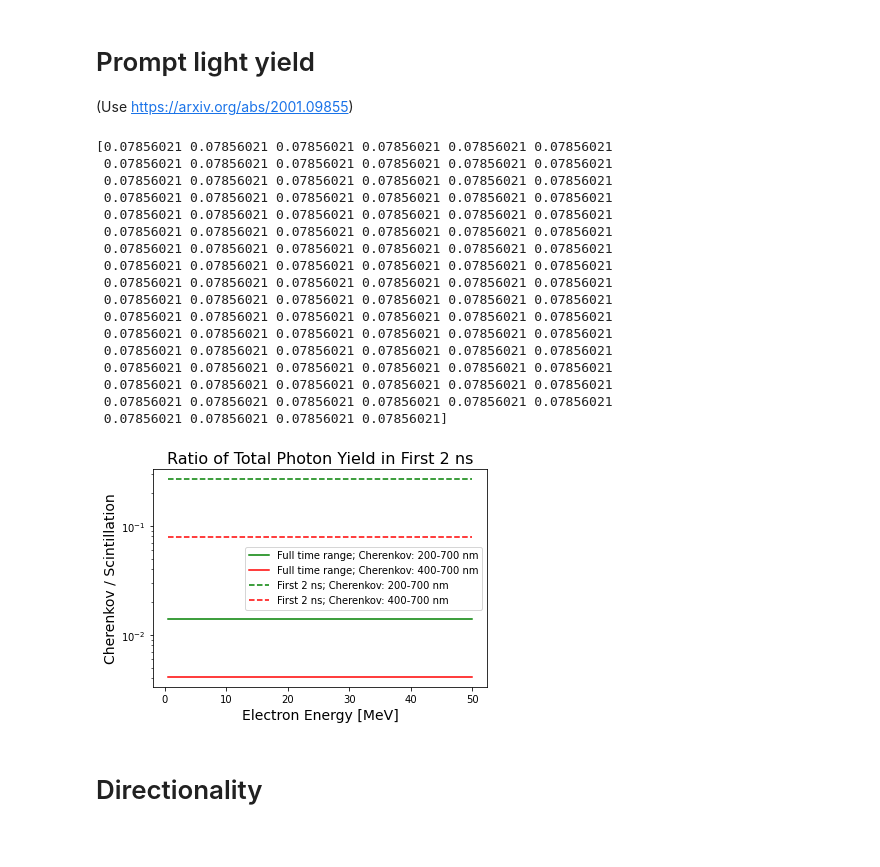
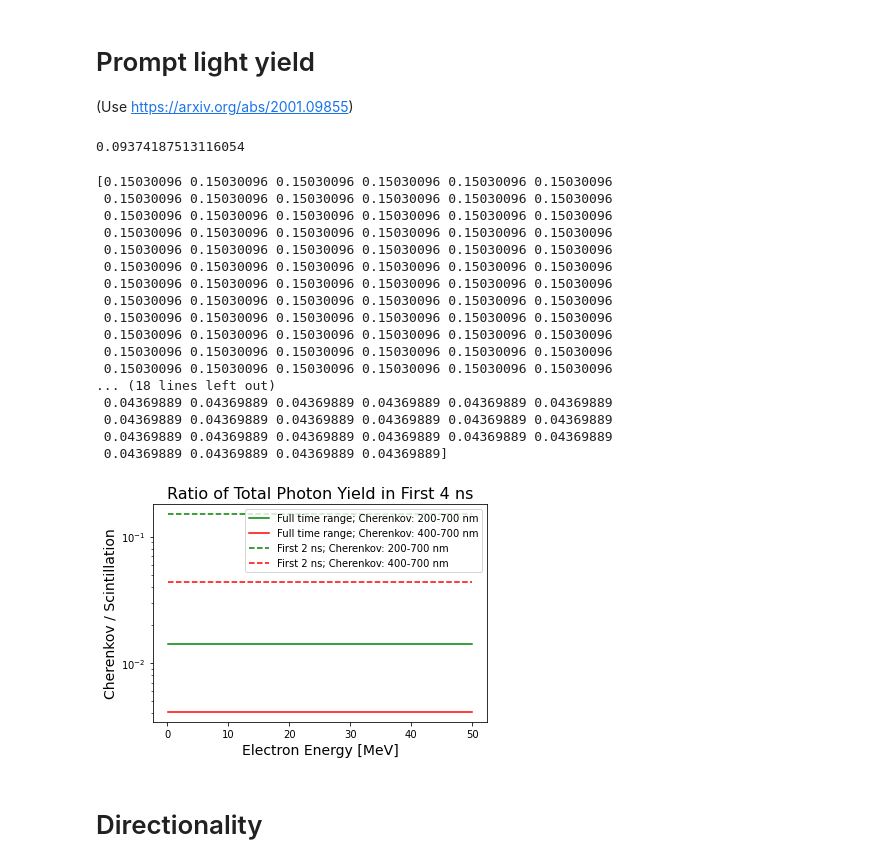
Before and after one commit to nickkamp1/CCM_CherenkovLight, a Jupyter notebook: CherenkovLightYield.ipynb, the cells around one changed output. Cells and saved outputs as stored; diff of their text form; code cells hidden in the pictures.

```diff
--- a/CherenkovLightYield.ipynb
+++ b/CherenkovLightYield.ipynb
@@ -18,7 +18,8 @@ def n(l):
     return np.sqrt(a0 + aUV*l**2 / (l**2 - lUV**2) + aIR*l**2 / (l**2 - lIR**2))
 
 def dNdXdl(l,beta=1):
-    #print(l,(1 - 1/(n(l)*beta)**2) * l**-2)
-    return 2*np.pi*alpha * (1 - 1/(n(l)*beta)**2) * l**-2 * 1e7
+    term = 2*np.pi*alpha * (1 - 1/(n(l)*beta)**2) * l**-2 * 1e7
+    return term
+    return np.where(np.abs(n(l)*beta)<1,term,0)
 # %%
 N = 100
@@ -54,7 +62,7 @@ plt.show()
 PhotonsPerMeV_scint = 2e4
 dEdX_MIP = 2 # MeV / cm
 
-electron_energy_range = np.logspace(np.log10(0.5),np.log10(50),N) #MeV
+electron_energy_range = np.logspace(np.log10(0.1),np.log10(50),N) #MeV
 photons_scint = PhotonsPerMeV_scint * electron_energy_range
 photons_cherenkov_200 = light_yield_at_200 * electron_energy_range / dEdX_MIP
 photons_cherenkov_400 = light_yield_at_400 * electron_energy_range / dEdX_MIP
@@ -81,6 +89,8 @@ Tt = 1445 # ns
 Trec = 75.5
 c = 3e8*1e2*1e-9 # cm/ns
 
+tmax = 4 #ns
+
 # t in ns
 def scint_time_profile(t):
     singlet = Rs/Ts * np.exp(-t/Ts)
@@ -88,39 +98,43 @@ def scint_time_profile(t):
     rec = (1 - Rs - Rt) / (1 + t/Trec)**2 * 1/Trec
     return singlet + triplet + rec
 
-prompt_scint_frac = (vegas.Integrator([[0,2]]))(scint_time_profile,nitn=10,neval=50)[0].mean
+prompt_scint_frac = (vegas.Integrator([[0,tmax]]))(scint_time_profile,nitn=10,neval=50)[0].mean
+print(prompt_scint_frac)
+# %% [output]
+0.09374187513116054
 # %%
 photons_scint_prompt = prompt_scint_frac * photons_scint
 plt.plot(electron_energy_range,photons_cherenkov_200/photons_scint,label='Full time range; Cherenkov: 200-700 nm',color='g')
 plt.plot(electron_energy_range,photons_cherenkov_400/photons_scint,label='Full time range; Cherenkov: 400-700 nm',color='r')
 plt.plot(electron_energy_range,photons_cherenkov_200/photons_scint_prompt,label='First 2 ns; Cherenkov: 200-700 nm',ls='--',color='g')
 plt.plot(electron_energy_range,photons_cherenkov_400/photons_scint_prompt,label='First 2 ns; Cherenkov: 400-700 nm',ls='--',color='r')
+print(photons_cherenkov_200/photons_scint_prompt)
 print(photons_cherenkov_400/photons_scint_prompt)
 plt.semilogy()
 plt.legend()
-plt.title('Ratio of Total Photon Yield in First 2 ns',fontsize=16)
+plt.title('Ratio of Total Photon Yield in First %d ns'%tmax,fontsize=16)
 plt.xlabel('Electron Energy [MeV]',fontsize=14)
 plt.ylabel('Cherenkov / Scintillation',fontsize=14)
 plt.show()
 # %% [output]
-[0.07856021 0.07856021 0.07856021 0.07856021 0.07856021 0.07856021
- 0.07856021 0.07856021 0.07856021 0.07856021 0.07856021 0.07856021
- 0.07856021 0.07856021 0.07856021 0.07856021 0.07856021 0.07856021
- 0.07856021 0.07856021 0.07856021 0.07856021 0.07856021 0.07856021
- 0.07856021 0.07856021 0.07856021 0.07856021 0.07856021 0.07856021
- 0.07856021 0.07856021 0.07856021 0.07856021 0.07856021 0.07856021
- 0.07856021 0.07856021 0.07856021 0.07856021 0.07856021 0.07856021
- 0.07856021 0.07856021 0.07856021 0.07856021 0.07856021 0.07856021
- 0.07856021 0.07856021 0.07856021 0.07856021 0.07856021 0.07856021
- 0.07856021 0.07856021 0.07856021 0.07856021 0.07856021 0.07856021
- 0.07856021 0.07856021 0.07856021 0.07856021 0.07856021 0.07856021
- 0.07856021 0.07856021 0.07856021 0.07856021 0.07856021 0.07856021
- 0.07856021 0.07856021 0.07856021 0.07856021 0.07856021 0.07856021
- 0.07856021 0.07856021 0.07856021 0.07856021 0.07856021 0.07856021
- 0.07856021 0.07856021 0.07856021 0.07856021 0.07856021 0.07856021
- 0.07856021 0.07856021 0.07856021 0.07856021 0.07856021 0.07856021
- 0.07856021 0.07856021 0.07856021 0.07856021]
+[0.15030096 0.15030096 0.15030096 0.15030096 0.15030096 0.15030096
+ 0.15030096 0.15030096 0.15030096 0.15030096 0.15030096 0.15030096
+ 0.15030096 0.15030096 0.15030096 0.15030096 0.15030096 0.15030096
+ 0.15030096 0.15030096 0.15030096 0.15030096 0.15030096 0.15030096
+ 0.15030096 0.15030096 0.15030096 0.15030096 0.15030096 0.15030096
+ 0.15030096 0.15030096 0.15030096 0.15030096 0.15030096 0.15030096
+ 0.15030096 0.15030096 0.15030096 0.15030096 0.15030096 0.15030096
+ 0.15030096 0.15030096 0.15030096 0.15030096 0.15030096 0.15030096
+ 0.15030096 0.15030096 0.15030096 0.15030096 0.15030096 0.15030096
+ 0.15030096 0.15030096 0.15030096 0.15030096 0.15030096 0.15030096
+ 0.15030096 0.15030096 0.15030096 0.15030096 0.15030096 0.15030096
+ 0.15030096 0.15030096 0.15030096 0.15030096 0.15030096 0.15030096
+... (18 lines left out)
+ 0.04369889 0.04369889 0.04369889 0.04369889 0.04369889 0.04369889
+ 0.04369889 0.04369889 0.04369889 0.04369889 0.04369889 0.04369889
+ 0.04369889 0.04369889 0.04369889 0.04369889 0.04369889 0.04369889
+ 0.04369889 0.04369889 0.04369889 0.04369889]
-[figure, old version]
+[figure, new version]
 # %% [markdown]
 # Directionality
 # %%
```
Also changed, not shown: parts of 4 cells of this notebook, 9 other files.
